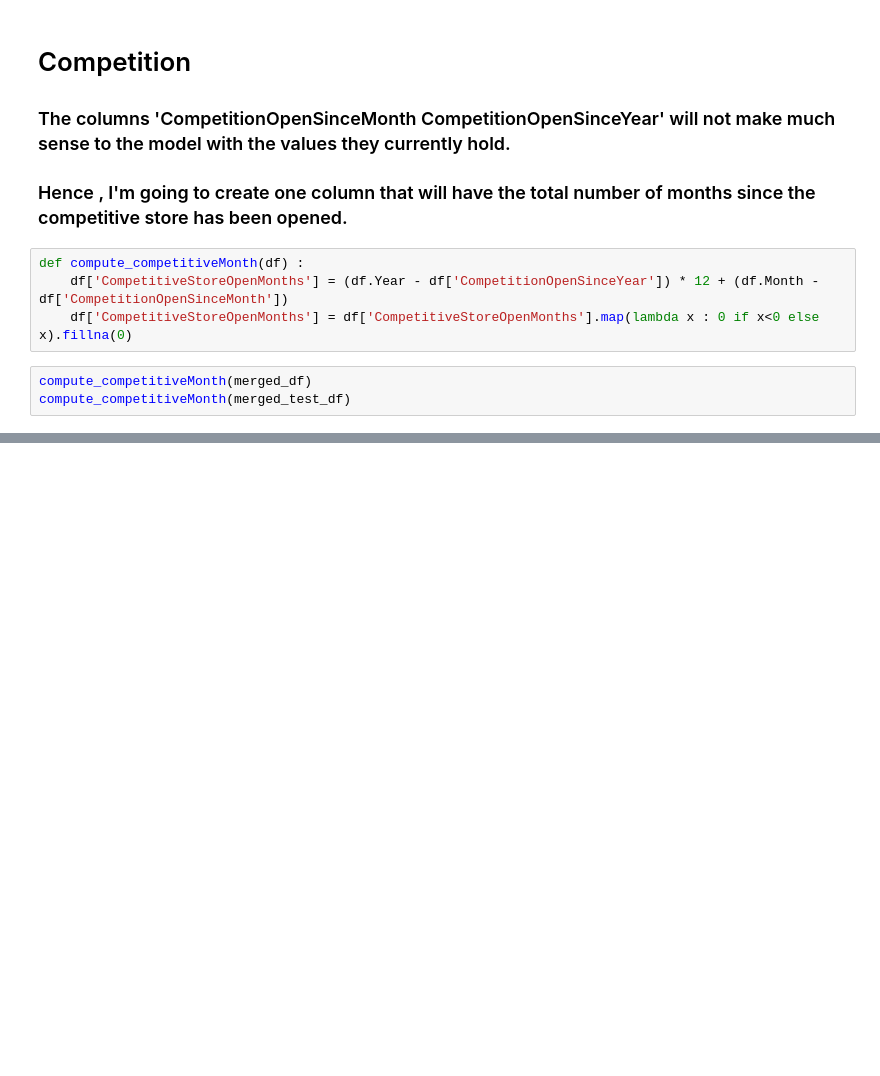
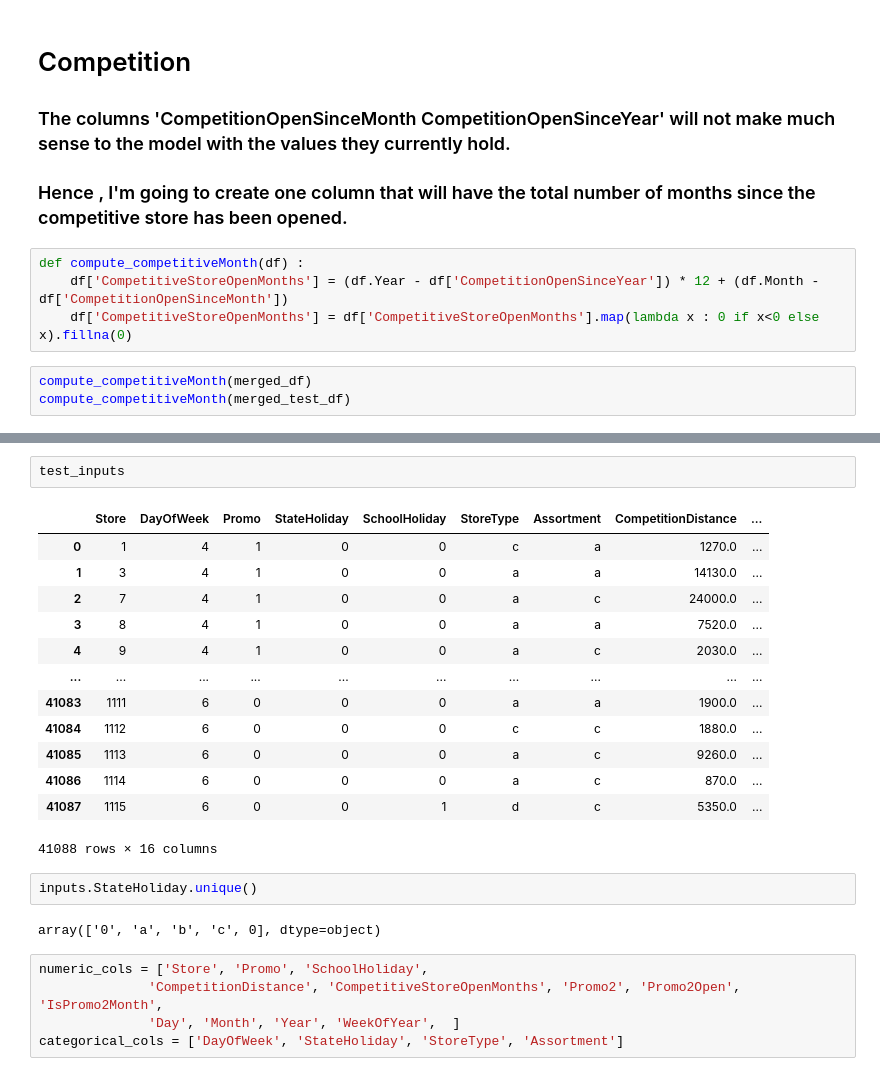
Before and after one commit to sandhyaammasi/RossManStoreSalesXGBoost, a Jupyter notebook: script.ipynb, the cells around one changed output, grey strips where cells are left out. Drawn from its saved outputs; the diff is of its cells as text; blank space fills up the shorter version.

```diff
--- a/script.ipynb
+++ b/script.ipynb
@@ -192,0 +283,25 @@ merged_df.describe()
+# %%
+test_inputs
+# %% [output]
+|  | Store | DayOfWeek | Promo | StateHoliday | SchoolHoliday | StoreType | Assortment | CompetitionDistance | ... |
+| 0 | 1 | 4 | 1 | 0 | 0 | c | a | 1270.0 | ... |
+| 1 | 3 | 4 | 1 | 0 | 0 | a | a | 14130.0 | ... |
+| 2 | 7 | 4 | 1 | 0 | 0 | a | c | 24000.0 | ... |
+| 3 | 8 | 4 | 1 | 0 | 0 | a | a | 7520.0 | ... |
+| 4 | 9 | 4 | 1 | 0 | 0 | a | c | 2030.0 | ... |
+| ... | ... | ... | ... | ... | ... | ... | ... | ... | ... |
+| 41083 | 1111 | 6 | 0 | 0 | 0 | a | a | 1900.0 | ... |
+| 41084 | 1112 | 6 | 0 | 0 | 0 | c | c | 1880.0 | ... |
+| 41085 | 1113 | 6 | 0 | 0 | 0 | a | c | 9260.0 | ... |
+| 41086 | 1114 | 6 | 0 | 0 | 0 | a | c | 870.0 | ... |
+| 41087 | 1115 | 6 | 0 | 0 | 1 | d | c | 5350.0 | ... |
+41088 rows × 16 columns
+# %%
+inputs.StateHoliday.unique()
+# %% [output]
+array(['0', 'a', 'b', 'c', 0], dtype=object)
+# %%
+numeric_cols = ['Store', 'Promo', 'SchoolHoliday',
+              'CompetitionDistance', 'CompetitiveStoreOpenMonths', 'Promo2', 'Promo2Open', 'IsPromo2Month',
+              'Day', 'Month', 'Year', 'WeekOfYear',  ]
+categorical_cols = ['DayOfWeek', 'StateHoliday', 'StoreType', 'Assortment']
```
Also changed, not shown: parts of 36 cells of this notebook.
